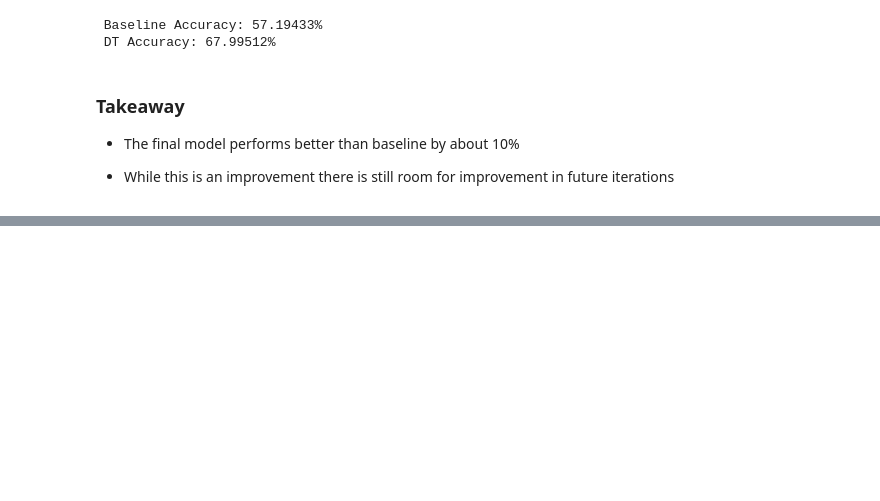
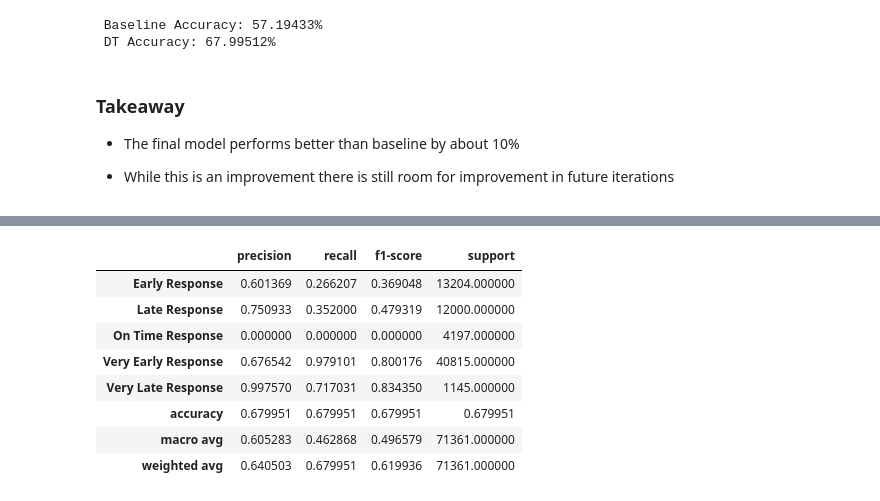
Before and after one commit to 3-1-1-Codeup/project, a Jupyter notebook: model_report.ipynb, the cells around one changed output, grey strips where cells are left out. Drawn from its saved outputs; the diff is of its cells as text; code cells hidden in the pictures; blank space fills up the shorter version.

Commit message:
cached reports as df

```diff
--- a/model_report.ipynb
+++ b/model_report.ipynb
@@ -727,0 +730,2 @@ print(' DT Accuracy: {:.5%}'.format(dt_accuracy_test))
+# %%
+dt_report = classification_report(y_test.actual, y_test.dt_pred, output_dict=True)
@@ -727,0 +752,14 @@ print(' DT Accuracy: {:.5%}'.format(dt_accuracy_test))
+# %%
+report_df = pd.DataFrame(dt_report).transpose()
+# %%
+report_df
+# %% [output]
+|  | precision | recall | f1-score | support |
+| Early Response | 0.601369 | 0.266207 | 0.369048 | 13204.000000 |
+| Late Response | 0.750933 | 0.352000 | 0.479319 | 12000.000000 |
+| On Time Response | 0.000000 | 0.000000 | 0.000000 | 4197.000000 |
+| Very Early Response | 0.676542 | 0.979101 | 0.800176 | 40815.000000 |
+| Very Late Response | 0.997570 | 0.717031 | 0.834350 | 1145.000000 |
+| accuracy | 0.679951 | 0.679951 | 0.679951 | 0.679951 |
+| macro avg | 0.605283 | 0.462868 | 0.496579 | 71361.000000 |
+| weighted avg | 0.640503 | 0.679951 | 0.619936 | 71361.000000 |
```
Also changed, not shown: parts of 4 cells of this notebook, 1 other file.
